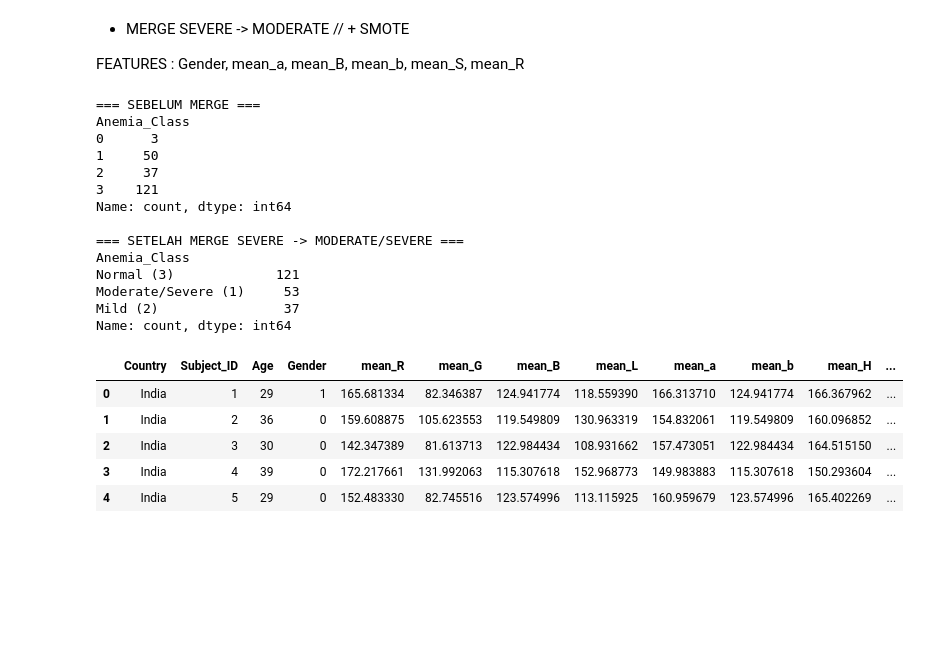
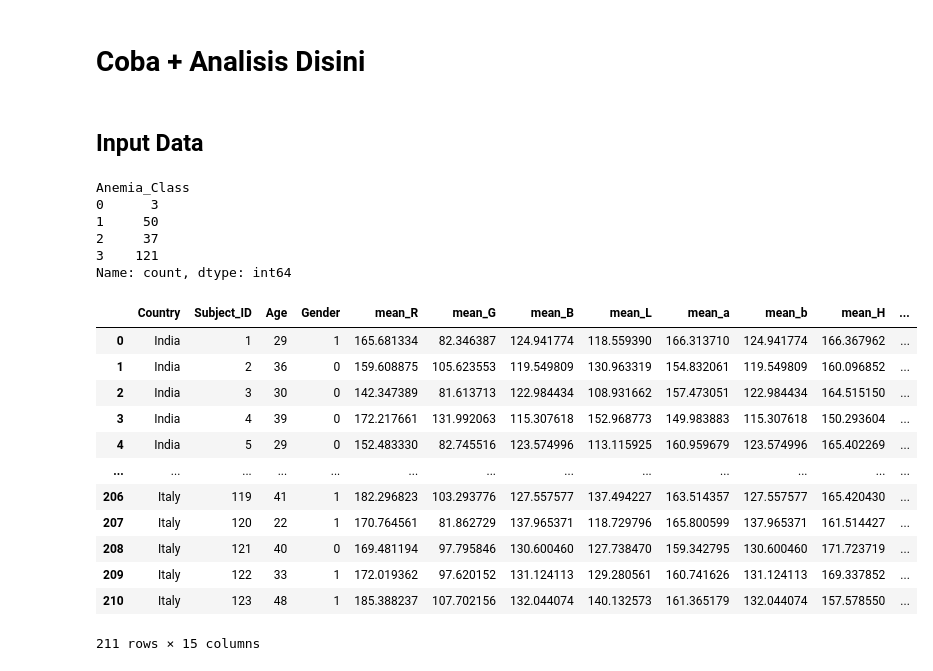
Before and after one commit to dzakwandq/TA, a Jupyter notebook: notebooks/train_hb_predict_v4.ipynb, the cells around one changed output. Drawn from its saved outputs; the diff is of its cells as text; code cells hidden in the pictures; blank space fills up the shorter version.

```diff
--- a/notebooks/train_hb_predict_v4.ipynb
+++ b/notebooks/train_hb_predict_v4.ipynb
@@ -1,8 +1,5 @@
-# %% [markdown]
-+ MERGE SEVERE -> MODERATE // + SMOTE
-
-FEATURES :
-Gender, mean_a, mean_B, mean_b, mean_S, mean_R
+# %% [markdown]
+# **Coba + Analisis Disini**
 # %%
 import pandas as pd
 import numpy as np
@@ -24,42 +20,32 @@ from sklearn.ensemble import RandomForestRegressor, GradientBoostingRegressor
 from imblearn.over_sampling import SMOTE
+# %% [markdown]
+## **Input Data**
 # %%
-# =====================================================================
-# 1. PERSIAPAN DATA DAN PENGGABUNGAN KELAS
-# =====================================================================
 EXCEL_PATH = r'C:\Folder Dzakwan\Folder Dzakwan\Keperluan TA\dataset\hasil_ekstraksi_fitur.xlsx'
 df = pd.read_excel(EXCEL_PATH)
-df = df.dropna(subset=['Anemia_Class', 'Hemoglobin', 'Age', 'Gender'])
+df = df.dropna(subset=['Anemia_Class', 'Hemoglobin', 'Age', 'Gender']) #hapus baris yang gada nilai
 
 df['Gender'] = df['Gender'].map({'M': 1, 'F': 0})
 
-print("=== SEBELUM MERGE ===")
 print(df['Anemia_Class'].value_counts().sort_index())
-
-df['Anemia_Class'] = df['Anemia_Class'].replace(0.0, 1.0)
-
-print("\n=== SETELAH MERGE SEVERE -> MODERATE/SEVERE ===")
-class_names = {3.0: 'Normal (3)', 2.0: 'Mild (2)', 1.0: 'Moderate/Severe (1)'}
-print(df['Anemia_Class'].map(class_names).value_counts())
-
-display(df.head())
+df
 # %% [output]
-=== SEBELUM MERGE ===
 Anemia_Class
 0      3
 1     50
 2     37
 3    121
 Name: count, dtype: int64
-
-=== SETELAH MERGE SEVERE -> MODERATE/SEVERE ===
-Anemia_Class
-Normal (3)             121
-Moderate/Severe (1)     53
-Mild (2)                37
-Name: count, dtype: int64
 |  | Country | Subject_ID | Age | Gender | mean_R | mean_G | mean_B | mean_L | mean_a | mean_b | mean_H | ... |
 | 0 | India | 1 | 29 | 1 | 165.681334 | 82.346387 | 124.941774 | 118.559390 | 166.313710 | 124.941774 | 166.367962 | ... |
 | 1 | India | 2 | 36 | 0 | 159.608875 | 105.623553 | 119.549809 | 130.963319 | 154.832061 | 119.549809 | 160.096852 | ... |
 | 2 | India | 3 | 30 | 0 | 142.347389 | 81.613713 | 122.984434 | 108.931662 | 157.473051 | 122.984434 | 164.515150 | ... |
 | 3 | India | 4 | 39 | 0 | 172.217661 | 131.992063 | 115.307618 | 152.968773 | 149.983883 | 115.307618 | 150.293604 | ... |
 | 4 | India | 5 | 29 | 0 | 152.483330 | 82.745516 | 123.574996 | 113.115925 | 160.959679 | 123.574996 | 165.402269 | ... |
+| ... | ... | ... | ... | ... | ... | ... | ... | ... | ... | ... | ... | ... |
+| 206 | Italy | 119 | 41 | 1 | 182.296823 | 103.293776 | 127.557577 | 137.494227 | 163.514357 | 127.557577 | 165.420430 | ... |
+| 207 | Italy | 120 | 22 | 1 | 170.764561 | 81.862729 | 137.965371 | 118.729796 | 165.800599 | 137.965371 | 161.514427 | ... |
+| 208 | Italy | 121 | 40 | 0 | 169.481194 | 97.795846 | 130.600460 | 127.738470 | 159.342795 | 130.600460 | 171.723719 | ... |
+| 209 | Italy | 122 | 33 | 1 | 172.019362 | 97.620152 | 131.124113 | 129.280561 | 160.741626 | 131.124113 | 169.337852 | ... |
+| 210 | Italy | 123 | 48 | 1 | 185.388237 | 107.702156 | 132.044074 | 140.132573 | 161.365179 | 132.044074 | 157.578550 | ... |
+211 rows × 15 columns
```
Also changed, not shown: parts of 28 cells of this notebook, 2 other files.
